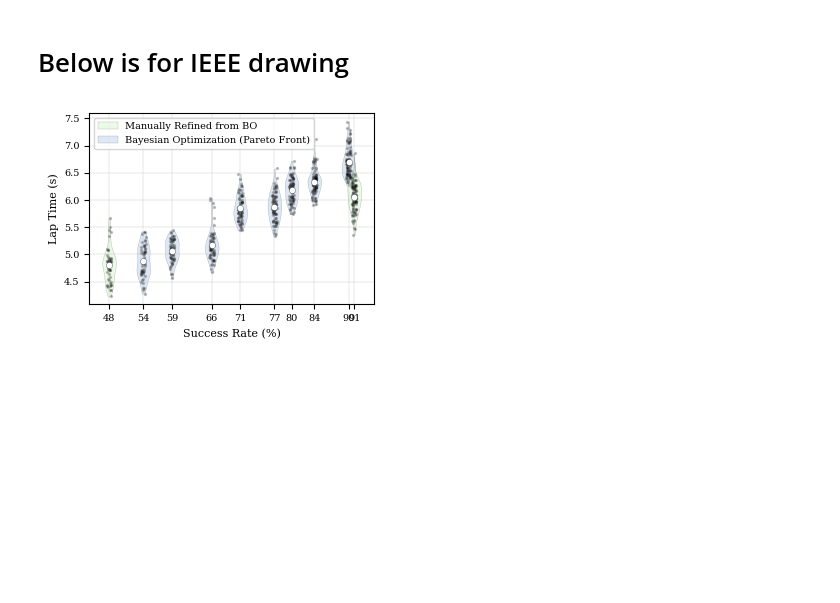
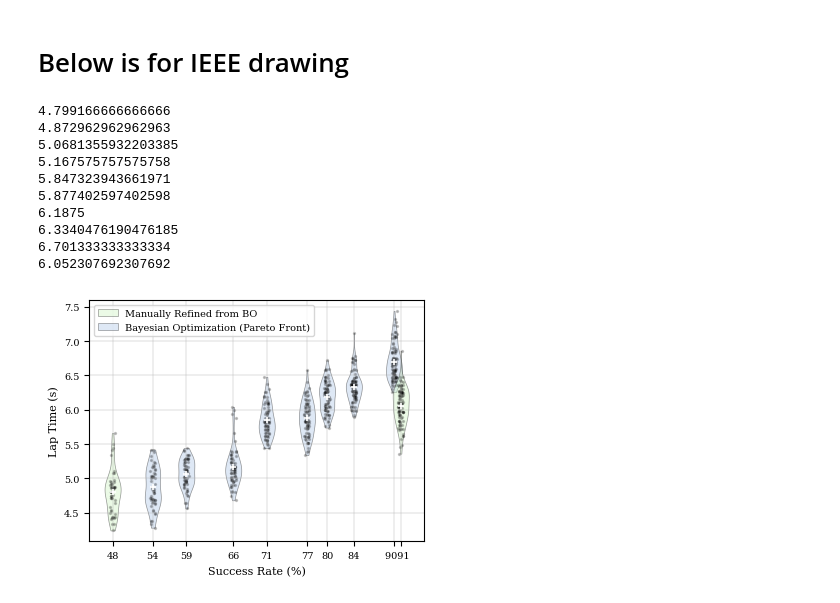
Before and after one commit to yufei4hua/lsy_drone_racing, a Jupyter notebook: lsy_drone_racing/logs/roll_outs/violin_plot.ipynb, the cells around one changed output. Cells and saved outputs as stored; diff of their text form; code cells hidden in the pictures; blank space fills up the shorter version.

```diff
--- a/lsy_drone_racing/logs/roll_outs/violin_plot.ipynb
+++ b/lsy_drone_racing/logs/roll_outs/violin_plot.ipynb
@@ -161,7 +161,7 @@ unique_groups = sorted(df_all["Group"].unique())
 
 manual_groups = [48, 91]
 
-plt.figure(figsize=(3.5, 2.5))  # 单栏宽度建议 ~3.5in，双栏建议 ~7in
+plt.figure(figsize=(4.0, 3.0))  # 单栏宽度建议 ~3.5in，双栏建议 ~7in
 # plt.figure(figsize=(8, 10))  # 单栏宽度建议 ~3.5in，双栏建议 ~7in
 mpl.rcParams.update(mpl.rcParamsDefault)
 
@@ -194,35 +194,49 @@ for group in unique_groups:
     densities = kde(y_vals)
     densities = densities / densities.max() * 1.2 # violin width
 
     if group in manual_groups:
         facecolor = color_manual
         label = "Manually Refined from BO" if not has_manual_label else None
         has_manual_label = True
     else:
         facecolor = color_map[group]
         label = "Bayesian Optimization (Pareto Front)" if not has_bo_label else None
         has_bo_label = True
 
     # violin
     plt.fill_betweenx(y_vals, group - densities, group + densities,
-                      facecolor=facecolor, alpha=0.4, edgecolor="k", linewidths=0.2, label=label)
+                      facecolor=facecolor, alpha=0.4, edgecolor="k", linewidths=0.5, label=label)
 
     # strip scatter
     jitter = (np.random.rand(len(y)) - 0.5) * 0.8 # scatter width
     plt.scatter(x + jitter, y, color='black', alpha=0.2, s=2)
 
     # mean
     mean_y = np.mean(y)
-    plt.scatter(group, mean_y, color='white', s=20, marker='o', edgecolors='k', linewidths=0.2, zorder=5)
+    print(mean_y)
+    plt.scatter(group, mean_y, color='white', s=18, marker='+', edgecolors='k', linewidths=1.2, zorder=5)
 
-plt.xticks(unique_groups, [str(int(g)) for g in unique_groups])
+xtick_str = [str(int(g)) for g in unique_groups]
+xtick_str[-2] = xtick_str[-2]+"  "
+xtick_str[-1] = "  "+xtick_str[-1]
+plt.xticks(unique_groups, xtick_str)
 plt.xlabel(r"Success Rate (%)")
 plt.ylabel("Lap Time (s)")
-plt.grid(True, linewidth=0.2)
+plt.grid(True, linewidth=0.3)
 
 plt.legend(loc="upper left")
 plt.tight_layout()
 plt.savefig("violin_plot_ieee.png", dpi=300, bbox_inches="tight")
 plt.show()
 # %% [output]
+4.799166666666666
+4.872962962962963
+5.0681355932203385
+5.167575757575758
+5.847323943661971
+5.877402597402598
+6.1875
+6.3340476190476185
+6.701333333333334
+6.052307692307692
-[figure, old version]
+[figure, new version]
```
Also changed, not shown: 4 other files.
